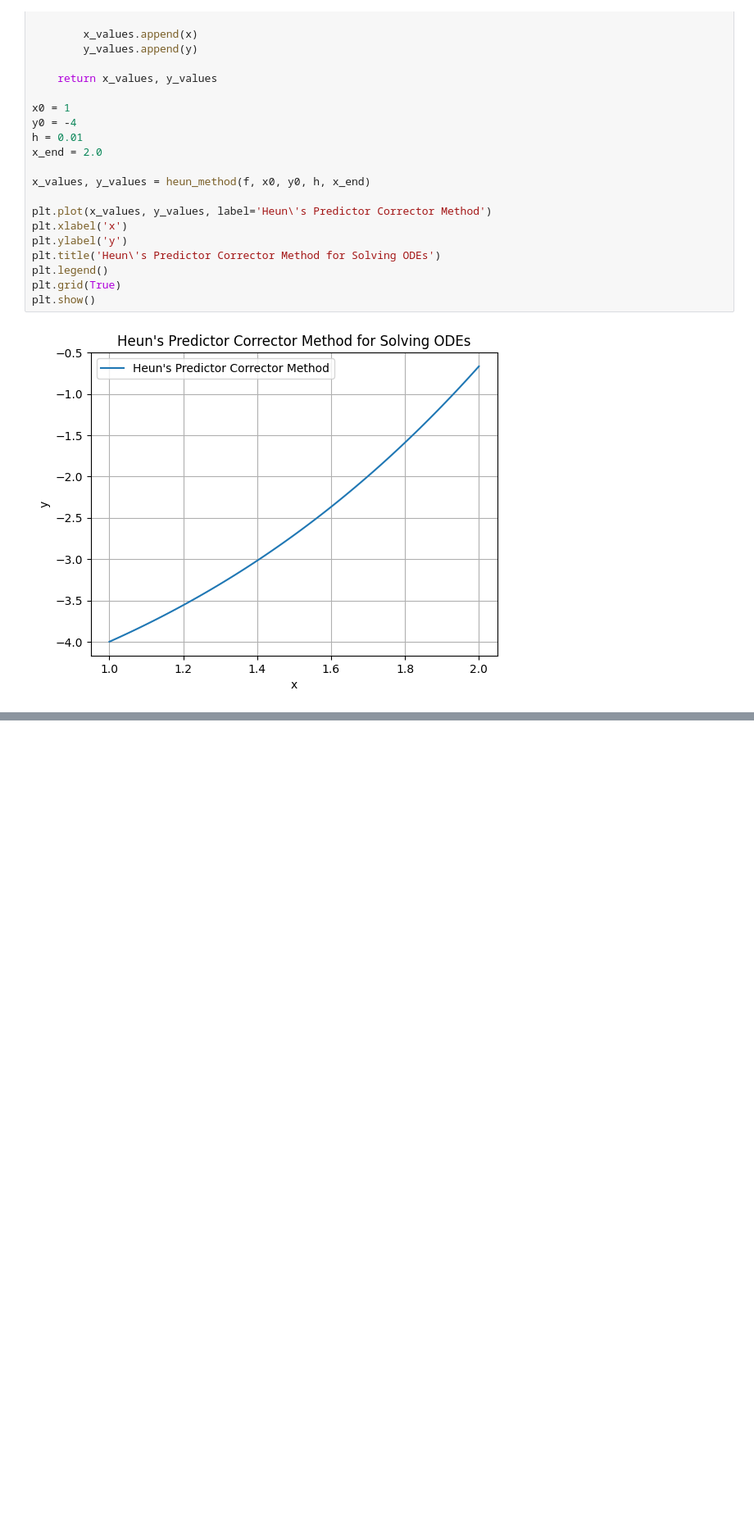
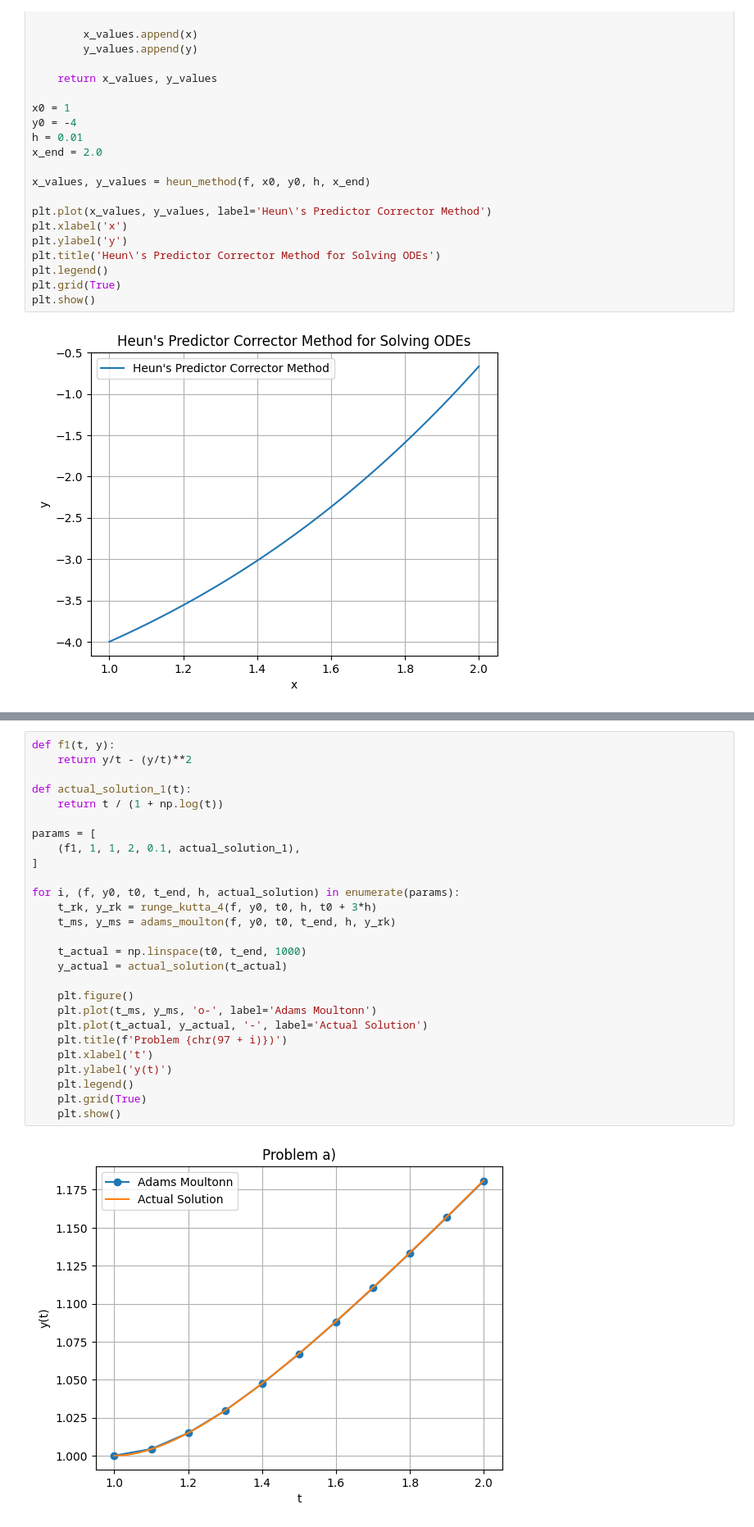
Before and after one commit to maple1606/Math-Notebook, a Jupyter notebook: ODEs/ODEs.ipynb, the cells around one changed output, grey strips where cells are left out. Shown at 82% size. Saved outputs shown, nothing was run; the diff lists cells and outputs as text; blank space fills up the shorter version.

```diff
--- a/ODEs/ODEs.ipynb
+++ b/ODEs/ODEs.ipynb
@@ -146,0 +255,29 @@ plt.show()
+# %%
+def f1(t, y):
+    return y/t - (y/t)**2
+
+def actual_solution_1(t):
+    return t / (1 + np.log(t))
+
+params = [
+    (f1, 1, 1, 2, 0.1, actual_solution_1),
+]
+
+for i, (f, y0, t0, t_end, h, actual_solution) in enumerate(params):
+    t_rk, y_rk = runge_kutta_4(f, y0, t0, h, t0 + 3*h)
+    t_ms, y_ms = adams_moulton(f, y0, t0, t_end, h, y_rk)
+
+    t_actual = np.linspace(t0, t_end, 1000)
+    y_actual = actual_solution(t_actual)
+
+    plt.figure()
+    plt.plot(t_ms, y_ms, 'o-', label='Adams Moultonn')
+    plt.plot(t_actual, y_actual, '-', label='Actual Solution')
+    plt.title(f'Problem {chr(97 + i)})')
+    plt.xlabel('t')
+    plt.ylabel('y(t)')
+    plt.legend()
+    plt.grid(True)
+    plt.show()
+# %% [output]
+[figure, added]
```
Also changed, not shown: parts of 5 cells of this notebook, 6 other files.
